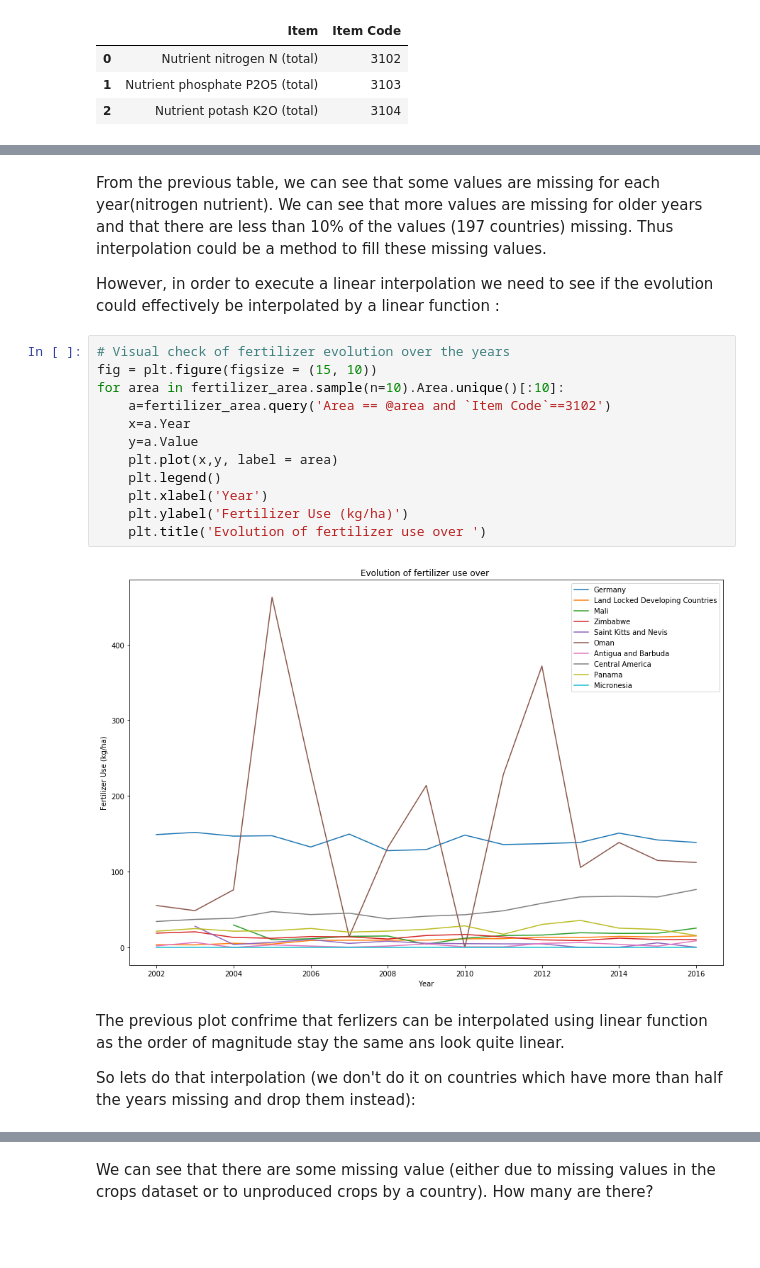
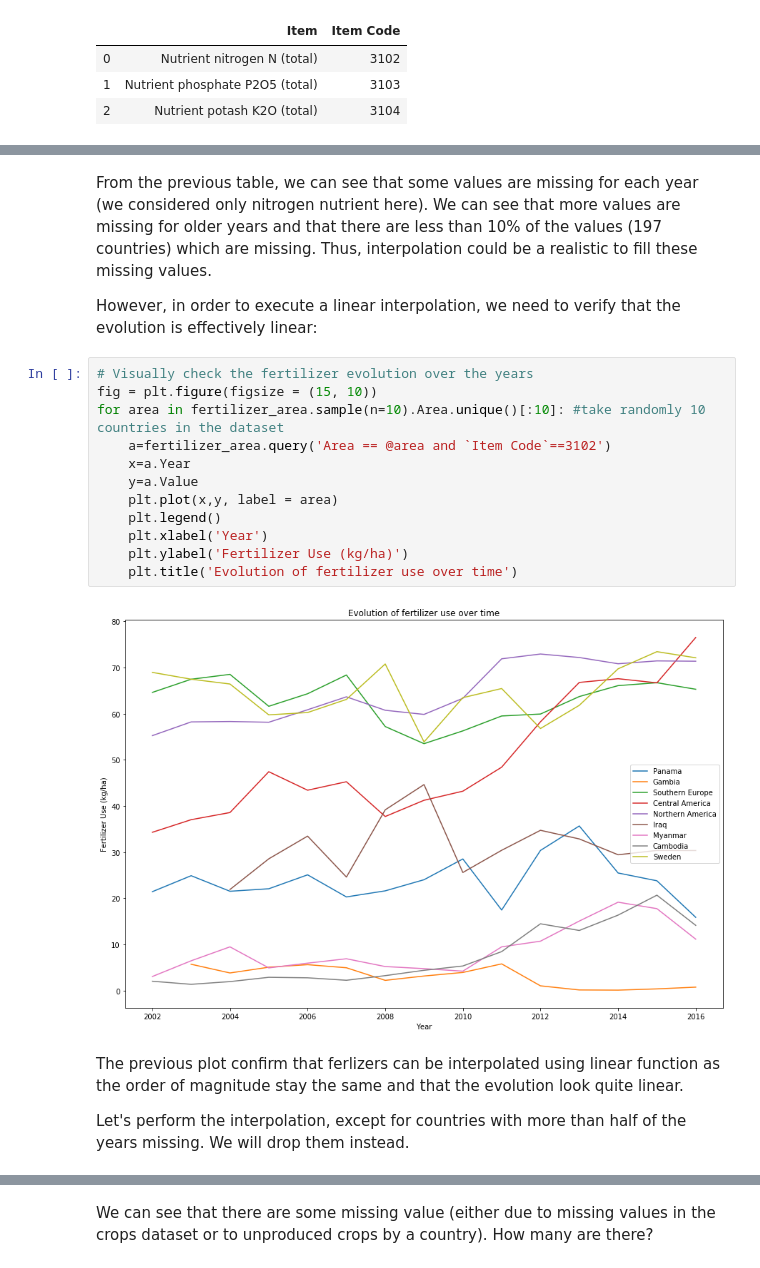
Before and after one commit to amara-slaymaker/ada_project-ada_nakamura, a Jupyter notebook: notebook_reorg.ipynb, the cells around one changed output, grey strips where cells are left out. Saved outputs shown, nothing was run; the diff lists cells and outputs as text; blank space fills up the shorter version.

```diff
--- a/notebook_reorg.ipynb
+++ b/notebook_reorg.ipynb
@@ -114,27 +110,27 @@ Year
 2016     4
 dtype: int64
 # %% [markdown]
-From the previous table, we can see that some values are missing for each year(nitrogen nutrient).
-We can see that more values are missing for older years and that there are less than 10% of the values (197 countries) missing.
-Thus interpolation could be a method to fill these missing values.
+From the previous table, we can see that some values are missing for each year (we considered only nitrogen nutrient here).
+We can see that more values are missing for older years and that there are less than 10% of the values (197 countries) which are missing.
+Thus, interpolation could be a realistic to fill these missing values.
 
-However, in order to execute a linear interpolation we need to see if the evolution could effectively be interpolated by a linear function :
+However, in order to execute a linear interpolation, we need to verify that the evolution is effectively linear:
 # %%
-# Visual check of fertilizer evolution over the years
+# Visually check the fertilizer evolution over the years
 fig = plt.figure(figsize = (15, 10))
-for area in fertilizer_area.sample(n=10).Area.unique()[:10]:
+for area in fertilizer_area.sample(n=10).Area.unique()[:10]: #take randomly 10 countries in the dataset
     a=fertilizer_area.query('Area == @area and `Item Code`==3102')
     x=a.Year
     y=a.Value
     plt.plot(x,y, label = area)
     plt.legend()
     plt.xlabel('Year')
     plt.ylabel('Fertilizer Use (kg/ha)')
-    plt.title('Evolution of fertilizer use over ')
+    plt.title('Evolution of fertilizer use over time')
 # %% [output]
-[figure, old version]
+[figure, new version]
 # %% [markdown]
-The previous plot confrime that ferlizers can be interpolated using linear function as the order of magnitude stay the same ans look quite linear.
+The previous plot confirm that ferlizers can be interpolated using linear function as the order of magnitude stay the same and that the evolution look quite linear.
 
-So lets do that interpolation (we don't do it on countries which have more than half the years missing and drop them instead):
+Let's perform the interpolation, except for countries with more than half of the years missing. We will drop them instead.
 # %%
```
Also changed, not shown: parts of 37 cells of this notebook.
